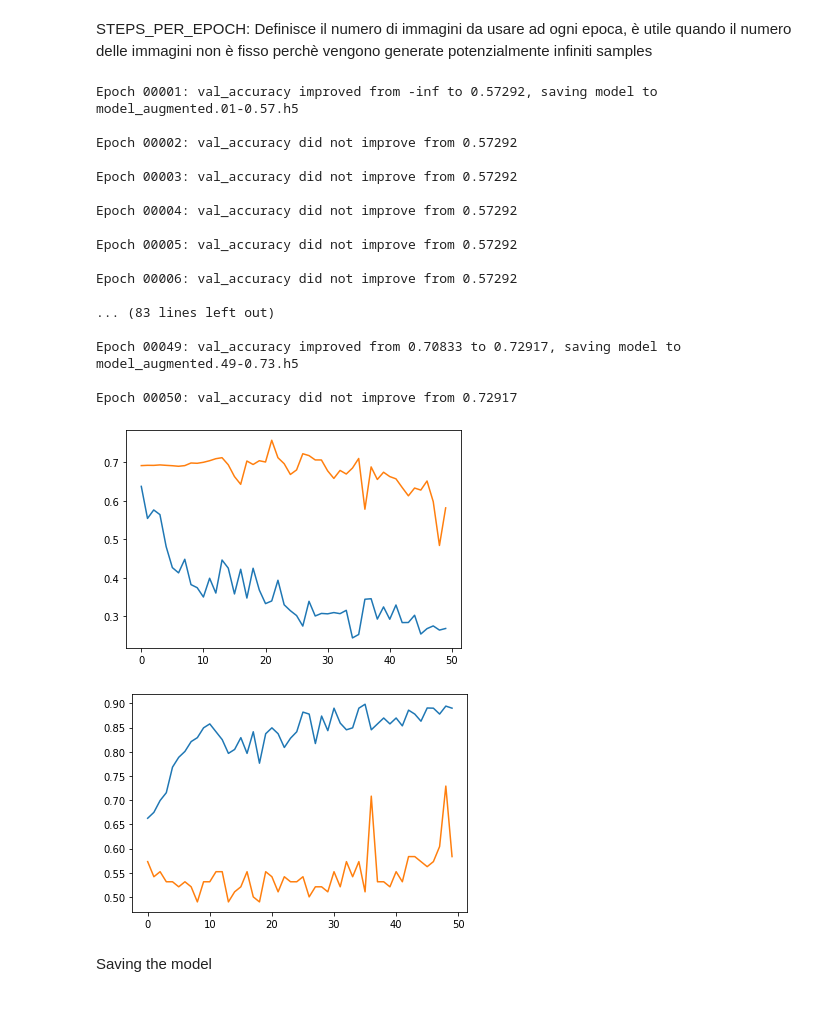
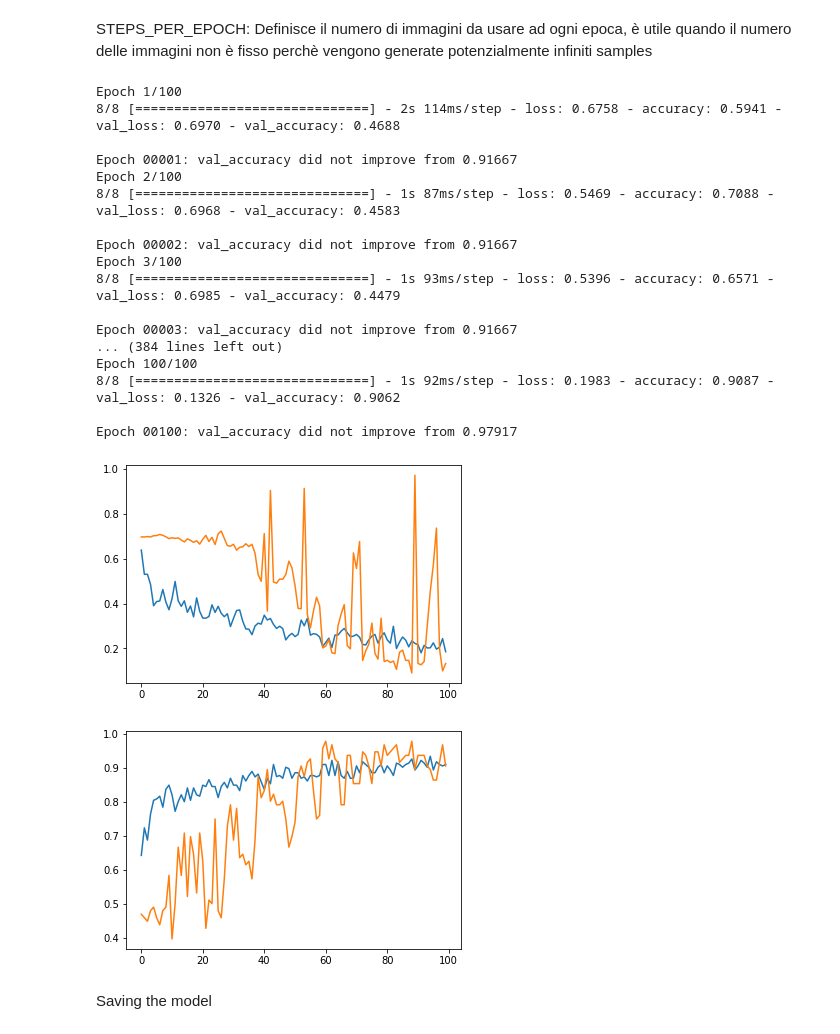
Before and after one commit to federicocampo/CMEPDA-Project, a Jupyter notebook: Copy_of_Lecture11_CNN.ipynb, the cells around one changed output. Drawn from its saved outputs; the diff is of its cells as text; code cells hidden in the pictures; blank space fills up the shorter version.

Commit message:
Aggiunti alcuni modelli di CNN

```diff
--- a/Copy_of_Lecture11_CNN.ipynb
+++ b/Copy_of_Lecture11_CNN.ipynb
@@ -128,0 +179,35 @@ def make_model(shape=(60, 60, 1)):
+# %%
+def make_model(shape=(60, 60, 1)):
+  model = Sequential([
+
+      Conv2D(96, (11,11), padding='same', input_shape=shape),
+      Activation('relu'),
+      MaxPool2D((2,2)),
+      BatchNormalization(),
+
+      Conv2D(256, 5, padding='same'),
+      Activation('relu'),
+      MaxPool2D((2,2)),
+      BatchNormalization(),
+
+      Conv2D(384, 3, padding='same'),
+      BatchNormalization(),
+      Activation('relu'),
+
+      Conv2D(384, 3, padding='same'),
+      BatchNormalization(),
+      Activation('relu'),
+
+      Conv2D(256, 4, padding='same'),
+      BatchNormalization(),
+      Activation('relu'),
+
+
+      Flatten(),
+
+      Dropout(0.5),
+      Dense(1, activation='sigmoid')
+
+  ])
+
+  return model
@@ -306,50 +395,50 @@ Tot_train_imgs = len(x_train)
 model = make_model()
 
 
 model.compile(optimizer=SGD(lr=0.001, momentum=0.9), loss='binary_crossentropy', metrics=['accuracy'])
 
 
 batch_size=32
 steps_per_epoch = int(Tot_train_imgs * (1- aug_validation_split))
 validation_steps = int(Tot_train_imgs * aug_validation_split)
 
 history = model.fit(
         train_gen,
         steps_per_epoch=278 // batch_size,
-        epochs=50,
+        epochs=100,
         validation_data=val_gen,
         validation_steps= 118 // batch_size,
-        verbose=0,
+        verbose=1,
         callbacks=[checkpoint])
 
 
 plt.plot(history.history['loss'])
 plt.plot(history.history['val_loss'])
 plt.show()
 
 plt.plot(history.history['accuracy'])
 plt.plot(history.history['val_accuracy'])
 plt.show()
 # %% [output]
-Epoch 00001: val_accuracy improved from -inf to 0.57292, saving model to model_augmented.01-0.57.h5
+Epoch 1/100
+8/8 [==============================] - 2s 114ms/step - loss: 0.6758 - accuracy: 0.5941 - val_loss: 0.6970 - val_accuracy: 0.4688
 
-Epoch 00002: val_accuracy did not improve from 0.57292
+Epoch 00001: val_accuracy did not improve from 0.91667
+Epoch 2/100
+8/8 [==============================] - 1s 87ms/step - loss: 0.5469 - accuracy: 0.7088 - val_loss: 0.6968 - val_accuracy: 0.4583
 
-Epoch 00003: val_accuracy did not improve from 0.57292
+Epoch 00002: val_accuracy did not improve from 0.91667
+Epoch 3/100
+8/8 [==============================] - 1s 93ms/step - loss: 0.5396 - accuracy: 0.6571 - val_loss: 0.6985 - val_accuracy: 0.4479
 
-Epoch 00004: val_accuracy did not improve from 0.57292
+Epoch 00003: val_accuracy did not improve from 0.91667
+... (384 lines left out)
+Epoch 100/100
+8/8 [==============================] - 1s 92ms/step - loss: 0.1983 - accuracy: 0.9087 - val_loss: 0.1326 - val_accuracy: 0.9062
 
-Epoch 00005: val_accuracy did not improve from 0.57292
-
-Epoch 00006: val_accuracy did not improve from 0.57292
-
-... (83 lines left out)
-
-Epoch 00049: val_accuracy improved from 0.70833 to 0.72917, saving model to model_augmented.49-0.73.h5
-
-Epoch 00050: val_accuracy did not improve from 0.72917
+Epoch 00100: val_accuracy did not improve from 0.97917
-[figure, old version]
+[figure, new version]
-[figure, old version]
+[figure, new version]
 # %% [markdown]
 Saving the model
 # %%
```
Also changed, not shown: parts of 12 cells of this notebook.
